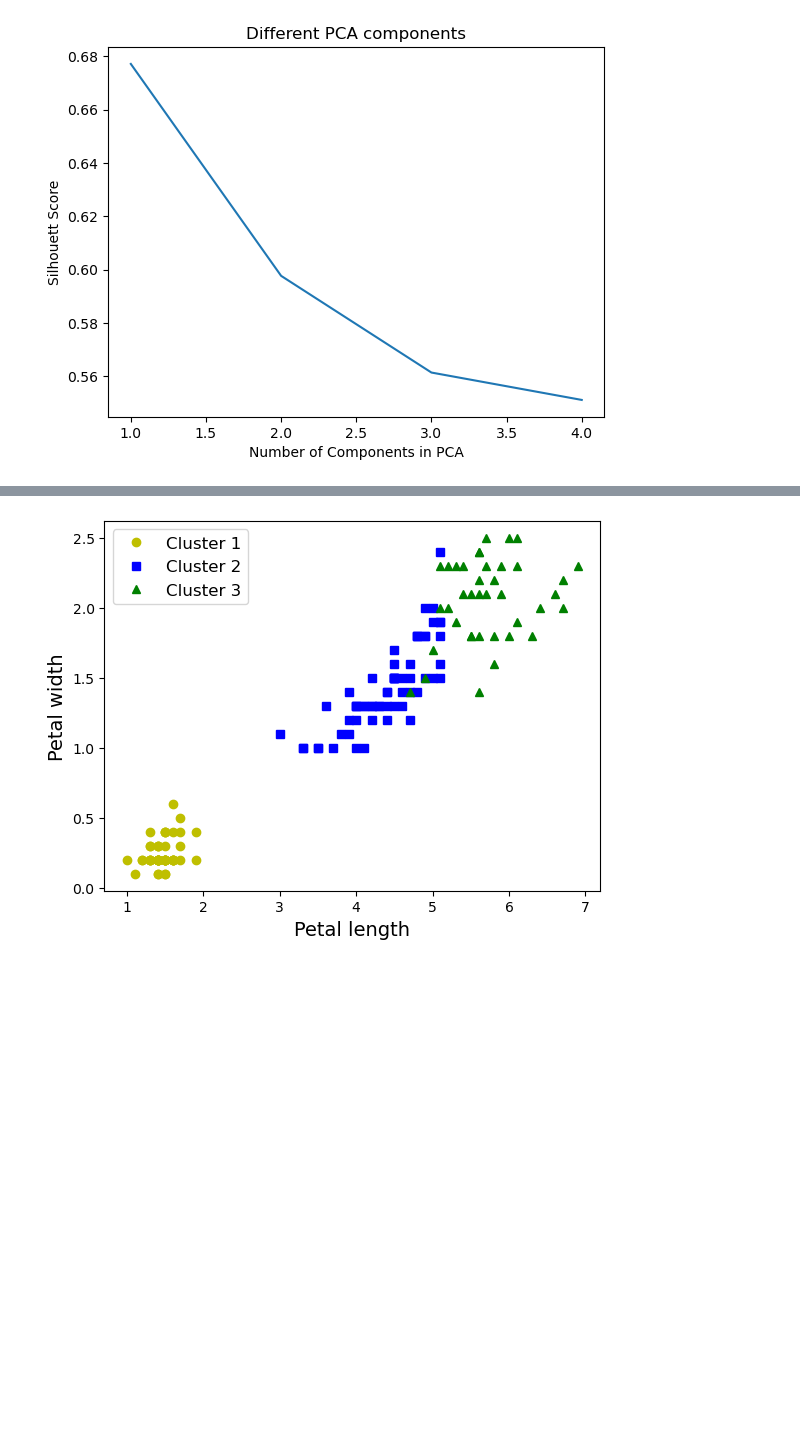
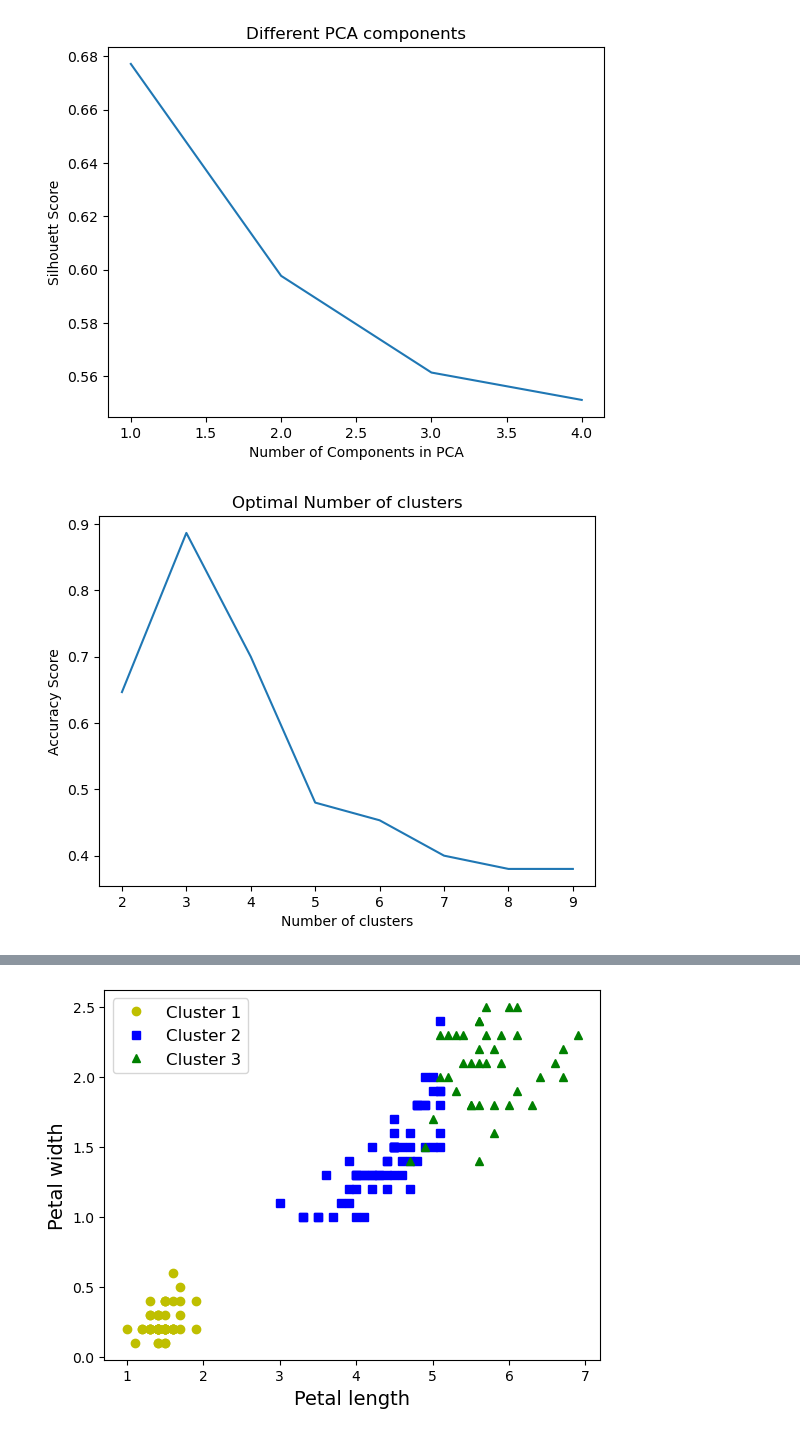
Before and after one commit to Suhail270/DMML_Part2, a Jupyter notebook: Lab/Lab7.ipynb, the cells around one changed output, grey strips where cells are left out. Saved outputs shown, nothing was run; the diff lists cells and outputs as text; code cells hidden in the pictures; blank space fills up the shorter version.

Commit message:
added graphs

```diff
--- a/Lab/Lab7.ipynb
+++ b/Lab/Lab7.ipynb
@@ -72,3 +72,17 @@ plt.title("Different PCA components")
 plt.show()
 # %% [output]
 [figure]
+# %%
+accuracyScore =[]
+for i in range(2, 10):
+    kmeans = KMeans(n_clusters = i, init = 'k-means++', random_state = 19,n_init='auto')
+    ilabels = kmeans.fit_predict(X)
+    accuracyScore.append(accuracy_score(y,ilabels))
+
+plt.plot(range(2, 10), accuracyScore)
+plt.xlabel('Number of clusters')
+plt.ylabel('Accuracy Score')
+plt.title("Optimal Number of clusters")
+plt.show()
+# %% [output]
+[figure, added]
```
Also changed, not shown: parts of 7 cells of this notebook.
